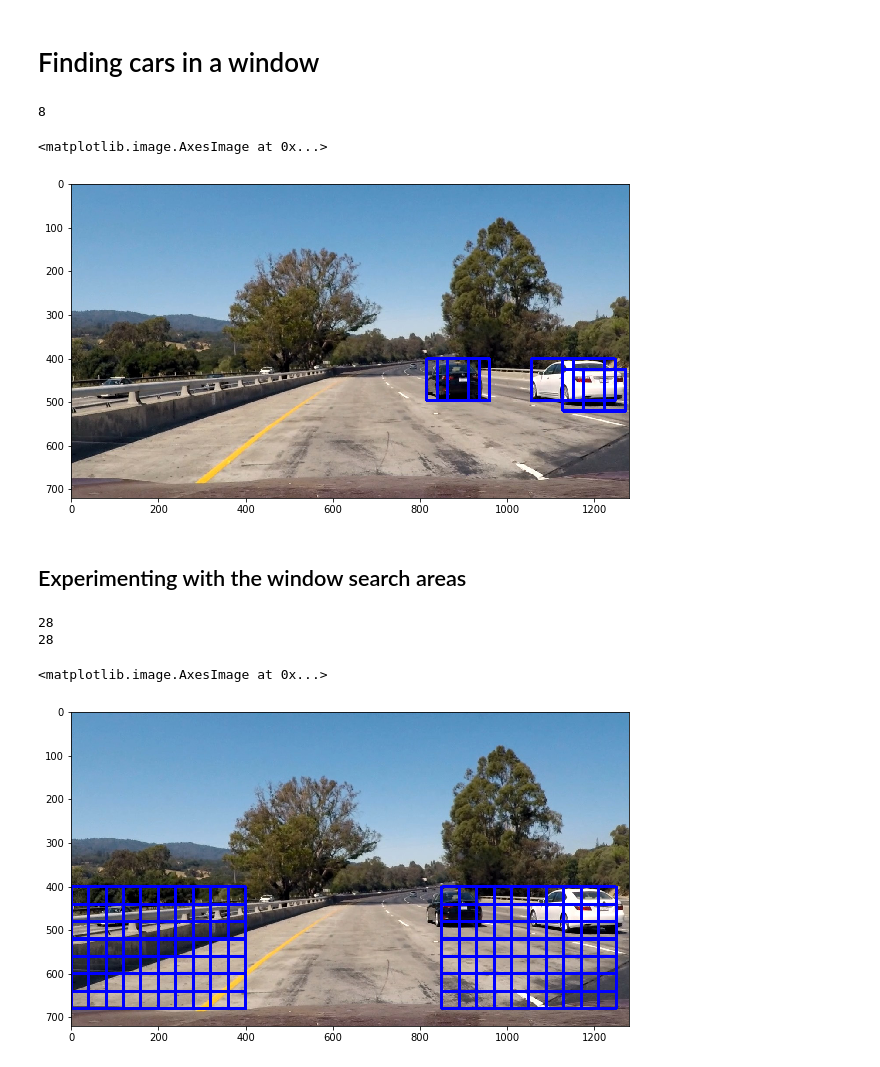
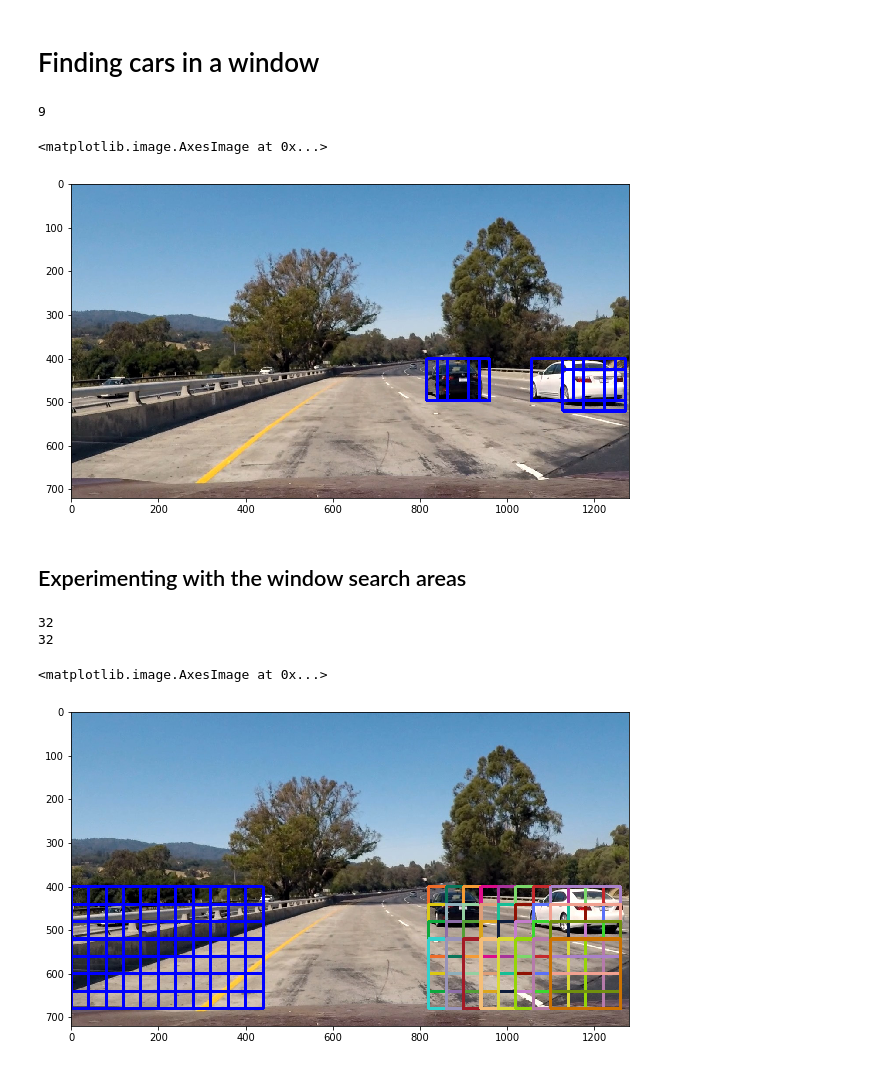
Before and after one commit to ahmadesh/CarND-Vehicle-Detection, a Jupyter notebook: Project.ipynb, the cells around one changed output. Drawn from its saved outputs; the diff is of its cells as text; code cells hidden in the pictures.

```diff
--- a/Project.ipynb
+++ b/Project.ipynb
@@ -246,11 +246,16 @@ def find_cars(img, ystart, ystop, xstart, xstop, scale, cells_per_step, vis = Fa
 
     return rectangles
 # %%
+# Here is your draw_boxes function from the previous exercise
 def draw_boxes(img, bboxes, color=(0, 0, 255), thick=6):
     # Make a copy of the image
     imcopy = np.copy(img)
+    random_color = False
     # Iterate through the bounding boxes
     for bbox in bboxes:
+        if color == 'random' or random_color:
+            color = (np.random.randint(0,255), np.random.randint(0,255), np.random.randint(0,255))
+            random_color = True
         # Draw a rectangle given bbox coordinates
         cv2.rectangle(imcopy, bbox[0], bbox[1], color, thick)
     # Return the image copy with boxes drawn
@@ -270,28 +275,28 @@ print(len(rects))
 plt.figure(figsize=(10,10))
 plt.imshow(draw_boxes(test_img, rects))
 # %% [output]
-8
+9
 <matplotlib.image.AxesImage at 0x...>
-[figure, old version]
+[figure, new version]
 # %% [markdown]
 ## Experimenting with the window search areas
 # %%
 test_img = mpimg.imread('./test_images/test1.jpg')
 
-rects1 = find_cars(test_img, 400, 680, 850, 1280, 2.5, 2, vis=True)
+rects1 = find_cars(test_img, 400, 680, 820, 1280, 2.5, 2, vis=True)
 print(len(rects1))
 
-rects2 = find_cars(test_img, 400, 680, 0, 400, 2.5, 2, vis=True)
+rects2 = find_cars(test_img, 400, 680, 0, 450, 2.5, 2, vis=True)
 print(len(rects2))
 plt.figure(figsize=(10,10))
-img1 = draw_boxes(test_img, rects1)
+img1 = draw_boxes(test_img, rects1, color='random')
 img2 = draw_boxes(img1, rects2)
 plt.imshow(img2)
 # %% [output]
-28
-28
+32
+32
 <matplotlib.image.AxesImage at 0x...>
-[figure, old version]
+[figure, new version]
 # %%
 test_img = mpimg.imread('./test_images/test1.jpg')
 print(test_img.shape)
```
Also changed, not shown: parts of 18 cells of this notebook.
